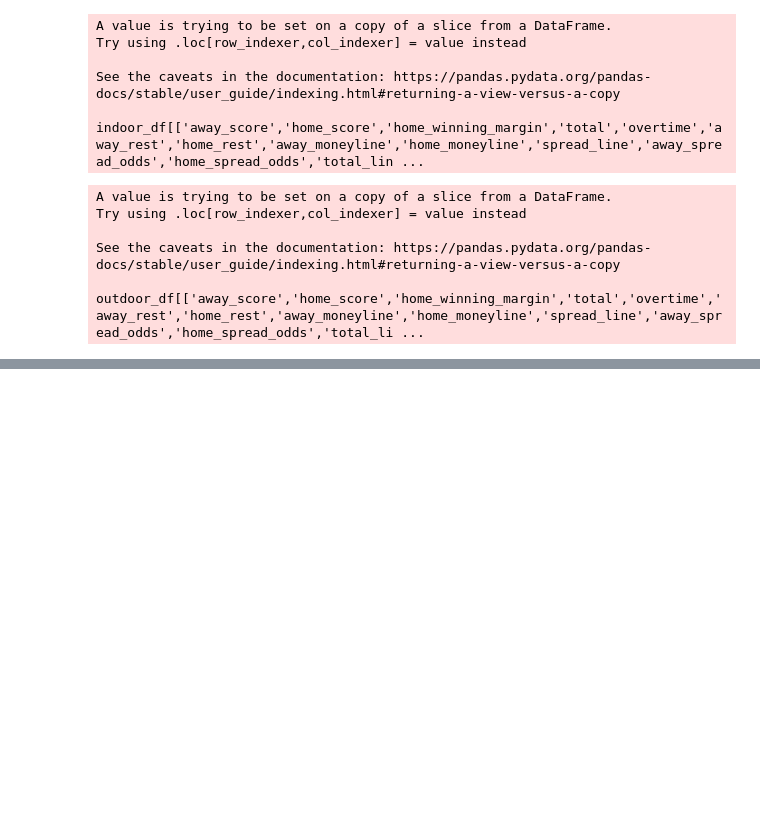
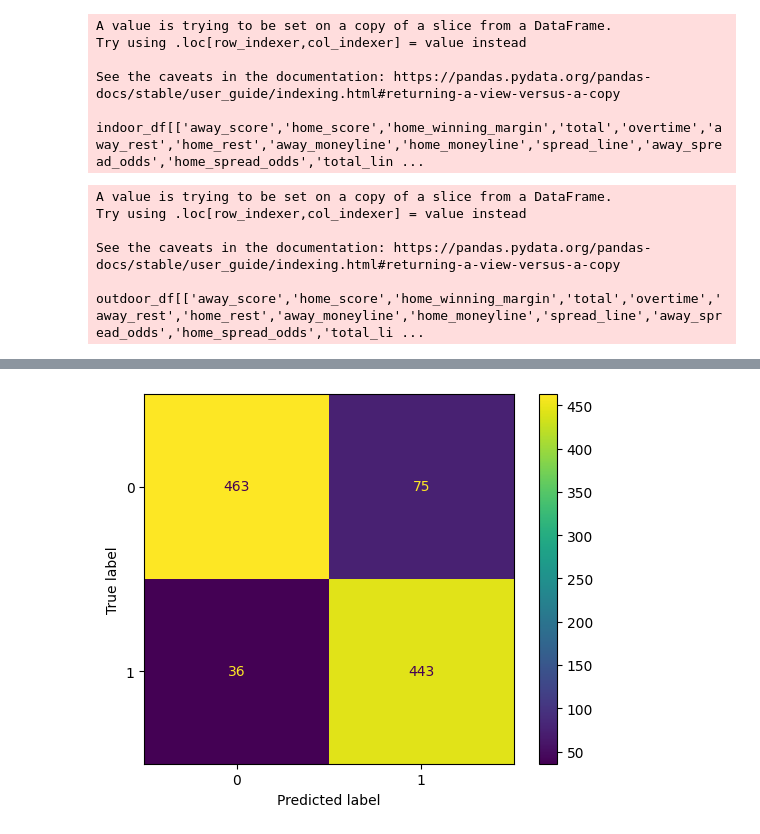
Before and after one commit to markgill17/Artefact, a Jupyter notebook: SpreadMarket.ipynb, the cells around one changed output, grey strips where cells are left out. Saved outputs shown, nothing was run; the diff lists cells and outputs as text; code cells hidden in the pictures; blank space fills up the shorter version.

```diff
--- a/SpreadMarket.ipynb
+++ b/SpreadMarket.ipynb
@@ -230,0 +193,7 @@ print(tabulate(
+# %%
+from sklearn.metrics import accuracy_score, precision_score, recall_score, f1_score, mean_squared_error, root_mean_squared_error
+from tabulate import tabulate
+
+indoor_y_pred = indoor_model.predict(indoor_X_test)
+outdoor_with_acclimatisation_y_pred = outdoor_with_acclimatisation_model.predict(outdoor_with_acclimatisation_X_test)
+outdoor_without_acclimatisation_y_pred = outdoor_without_acclimatisation_model.predict(outdoor_without_acclimatisation_X_test)
@@ -230,0 +263,9 @@ print(tabulate(
+# %%
+confusion_matrix = metrics.confusion_matrix(outdoor_with_acclimatisation_y_test, outdoor_with_acclimatisation_y_pred)
+
+cm_display = metrics.ConfusionMatrixDisplay(confusion_matrix = confusion_matrix, display_labels = [0, 1])
+
+cm_display.plot()
+plt.show()
+# %% [output]
+[figure, added]
```
Also changed, not shown: parts of 11 cells of this notebook, 16 other files.
